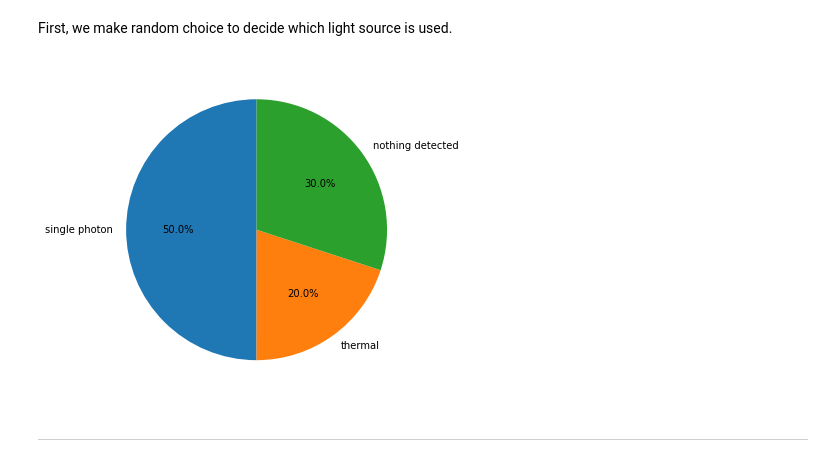
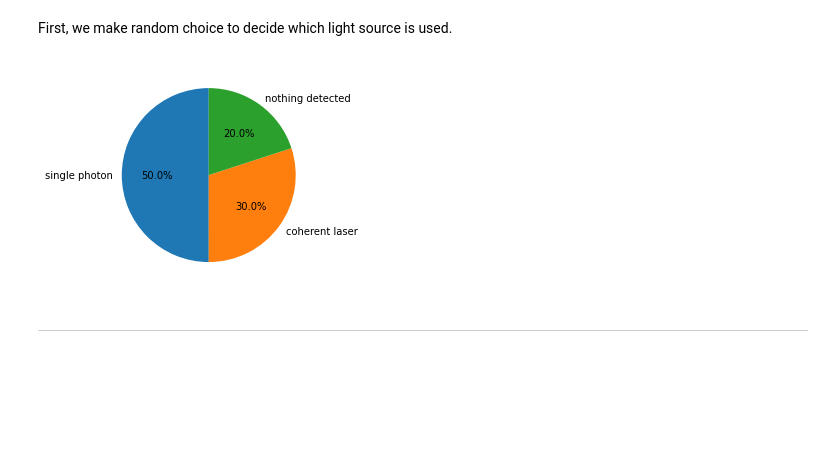
Before and after one commit to ubsuny/g2-coral, a Jupyter notebook: mc_simulation/simu_tfd.ipynb, the cells around one changed output. Saved outputs shown, nothing was run; the diff lists cells and outputs as text; code cells hidden in the pictures; blank space fills up the shorter version.

```diff
--- a/mc_simulation/simu_tfd.ipynb
+++ b/mc_simulation/simu_tfd.ipynb
@@ -13,23 +13,23 @@ First, we make random choice to decide which light source is used.
 # %%
 # determine which the light source for each detection
 
 Ndetection = int(10e6)    # number of detections
 p_sps = 0.5         #  probability of detecting a single photon source
-p_thermal = 0.2      # probability of detecting a thermal light source
-p_non = 0.3         # probability of getting nothing / 2nd photon is not in the range of abs time range
-source = tf.random.categorical(tf.math.log([[p_sps,p_thermal,p_non]]), Ndetection)
+p_laser = 0.3      # probability of detecting a coherent laser source
+p_non = 0.2         # probability of getting nothing / 2nd photon is not in the range of abs time range
+source = tf.random.categorical(tf.math.log([[p_sps,p_laser,p_non]]), Ndetection)
 
 fig,ax = plt.subplots()
 ax.pie([len(np.where(source[0].numpy()==i)[0])for i in range(3)],
-       labels=['single photon','thermal','nothing detected'],autopct='%1.1f%%',startangle=90)
+       labels=['single photon','coherent laser','nothing detected'],autopct='%1.1f%%',startangle=90)
 
 #plt.polar(source[0].numpy(),label='event')
 #plt.ylabel('event type',fontsize=15)
-#plt.xticks([0,1,2],['single photon','thermal','nothing'])
+#plt.xticks([0,1,2],['single photon','laser','nothing'])
 #plt.legend(loc=(0,1.02))
 plt.show()
 # %% [output]
-[figure, old version]
+[figure, new version]
 # %% [markdown]
 ---
 # %% [markdown]
```
Also changed, not shown: parts of 11 cells of this notebook.
